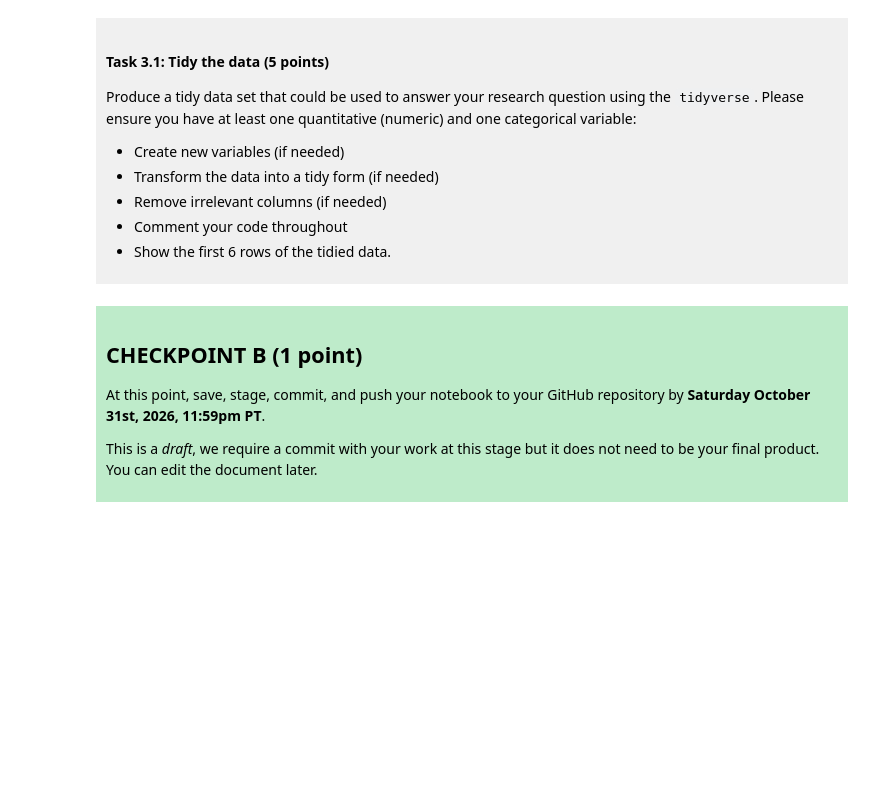
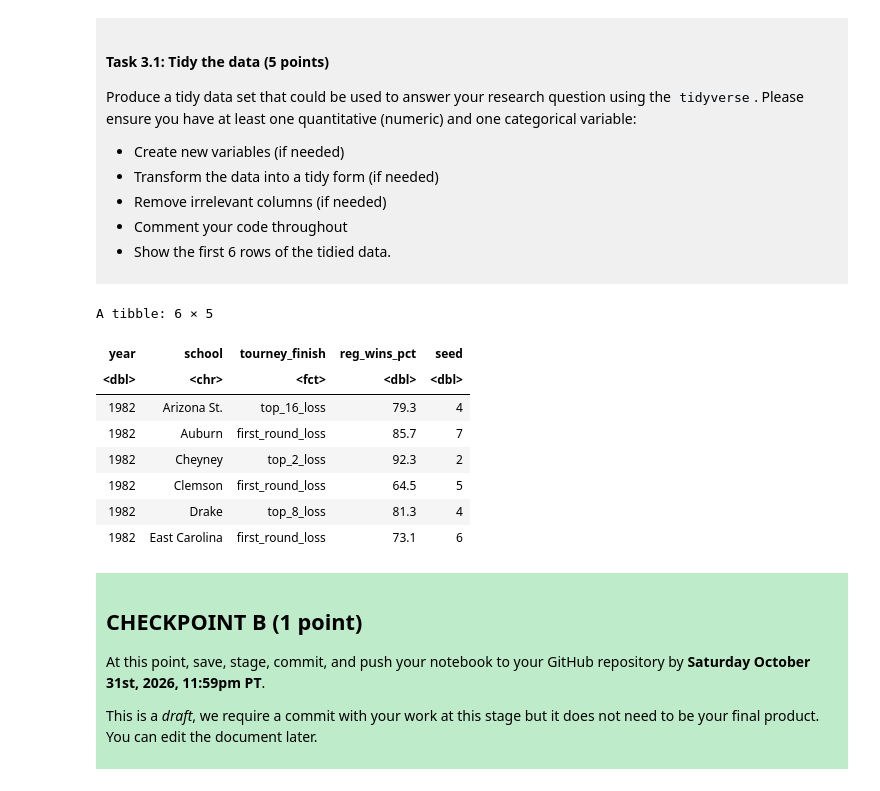
Before and after one commit to nehirbas/dsci-100-project-nehir-bas, a Jupyter notebook: dsci-100-project-notebook.ipynb, the cells around one changed output. Drawn from its saved outputs; the diff is of its cells as text; code cells hidden in the pictures; blank space fills up the shorter version.

```diff
--- a/dsci-100-project-notebook.ipynb
+++ b/dsci-100-project-notebook.ipynb
@@ -189,7 +206,19 @@ Produce a tidy data set that could be used to answer your research question usin
 
 </div>
 # %%
-### EDIT THIS CODE CELL ###
+basket_selected <- select(basketball, year, school, tourney_finish, school, reg_wins_pct,seed) #I am selecting the columns that identify each team (school name) the predictors, and the target)
+basket_tidied <- mutate(basket_selected, tourney_finish = as_factor(tourney_finish))
+head(basket_tidied)
+# %% [output]
+A tibble: 6 × 5
+| year | school | tourney_finish | reg_wins_pct | seed |
+| <dbl> | <chr> | <fct> | <dbl> | <dbl> |
+| 1982 | Arizona St. | top_16_loss | 79.3 | 4 |
+| 1982 | Auburn | first_round_loss | 85.7 | 7 |
+| 1982 | Cheyney | top_2_loss | 92.3 | 2 |
+| 1982 | Clemson | first_round_loss | 64.5 | 5 |
+| 1982 | Drake | top_8_loss | 81.3 | 4 |
+| 1982 | East Carolina | first_round_loss | 73.1 | 6 |
 # %% [markdown]
 <div style="background-color: #beebca; padding: 10px;">
 
```
Also changed, not shown: parts of 5 cells of this notebook.
